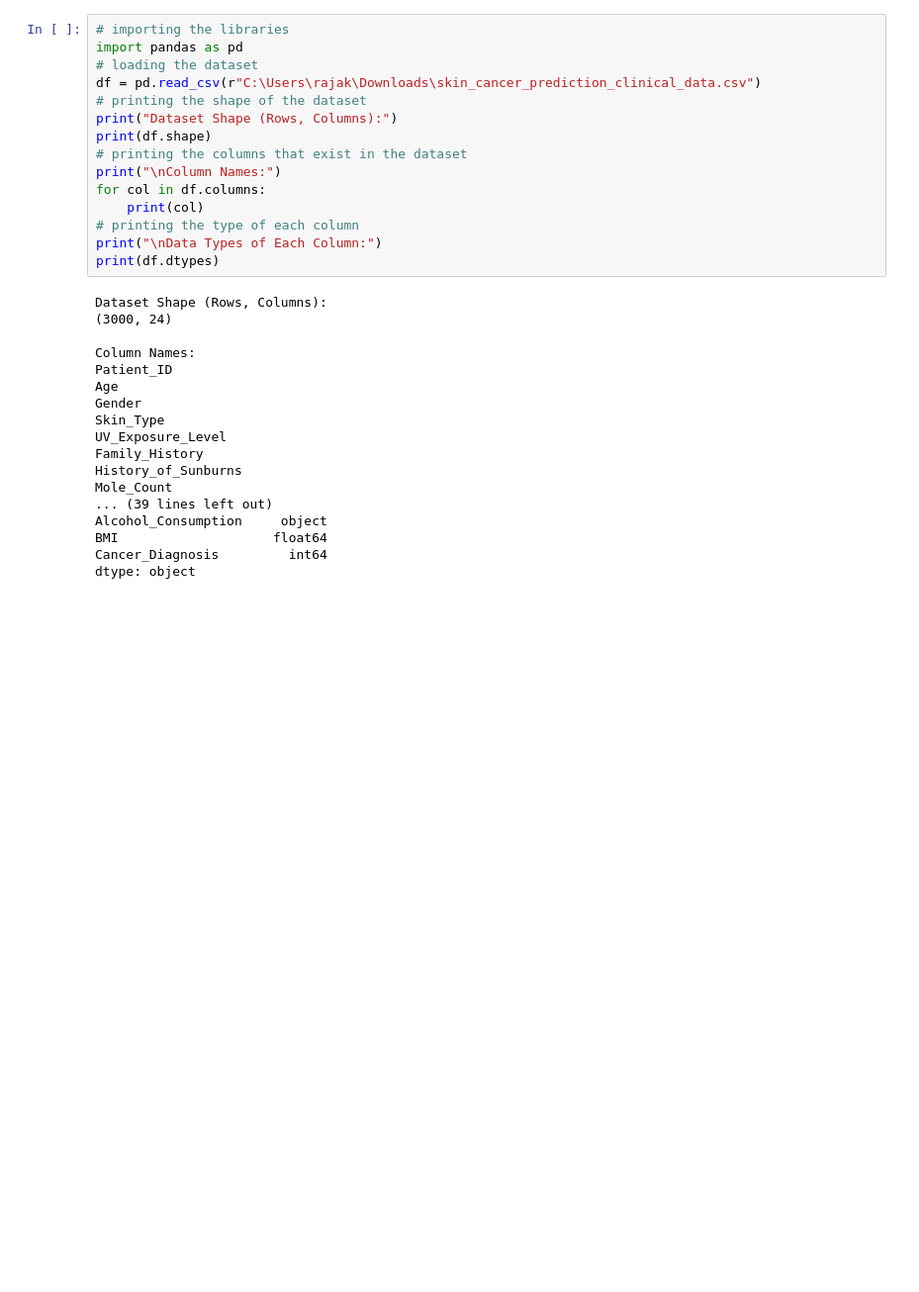
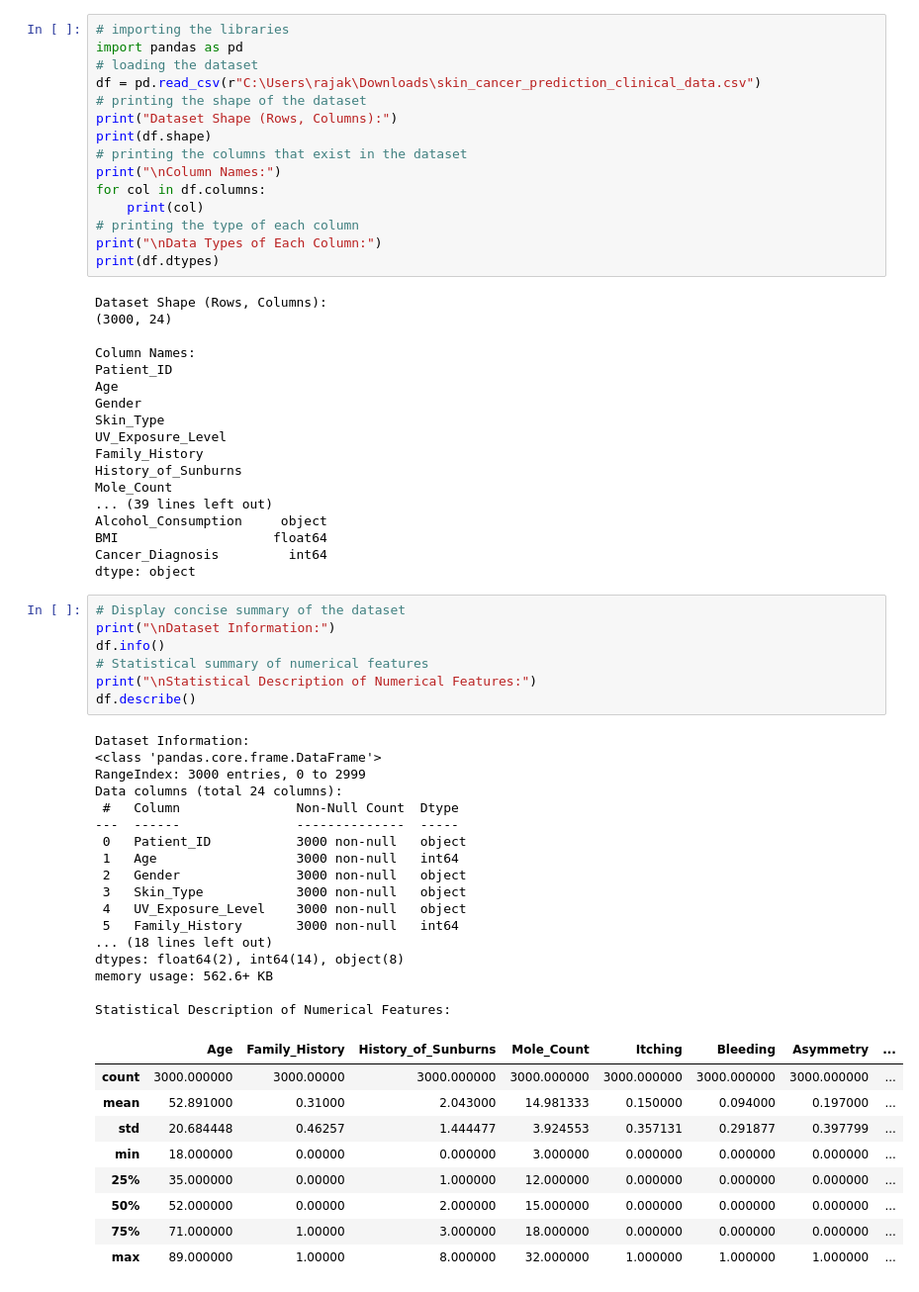
Before and after one commit to rajagowtham0/week-1, a Jupyter notebook: Week1_Day2.ipynb, the cells around one changed output. Shown at 99% size. Drawn from its saved outputs; the diff is of its cells as text; blank space fills up the shorter version.

Commit message:
explored the concise summary of the dataset using info and describe

```diff
--- a/Week1_Day2.ipynb
+++ b/Week1_Day2.ipynb
@@ -64,3 +64,37 @@ Alcohol_Consumption     object
 BMI                    float64
 Cancer_Diagnosis         int64
 dtype: object
+# %%
+# Display concise summary of the dataset
+print("\nDataset Information:")
+df.info()
+# Statistical summary of numerical features
+print("\nStatistical Description of Numerical Features:")
+df.describe()
+# %% [output]
+Dataset Information:
+<class 'pandas.core.frame.DataFrame'>
+RangeIndex: 3000 entries, 0 to 2999
+Data columns (total 24 columns):
+ #   Column               Non-Null Count  Dtype
+---  ------               --------------  -----
+ 0   Patient_ID           3000 non-null   object
+ 1   Age                  3000 non-null   int64
+ 2   Gender               3000 non-null   object
+ 3   Skin_Type            3000 non-null   object
+ 4   UV_Exposure_Level    3000 non-null   object
+ 5   Family_History       3000 non-null   int64
+... (18 lines left out)
+dtypes: float64(2), int64(14), object(8)
+memory usage: 562.6+ KB
+
+Statistical Description of Numerical Features:
+|  | Age | Family_History | History_of_Sunburns | Mole_Count | Itching | Bleeding | Asymmetry | ... |
+| count | 3000.000000 | 3000.00000 | 3000.000000 | 3000.000000 | 3000.000000 | 3000.000000 | 3000.000000 | ... |
+| mean | 52.891000 | 0.31000 | 2.043000 | 14.981333 | 0.150000 | 0.094000 | 0.197000 | ... |
+| std | 20.684448 | 0.46257 | 1.444477 | 3.924553 | 0.357131 | 0.291877 | 0.397799 | ... |
+| min | 18.000000 | 0.00000 | 0.000000 | 3.000000 | 0.000000 | 0.000000 | 0.000000 | ... |
+| 25% | 35.000000 | 0.00000 | 1.000000 | 12.000000 | 0.000000 | 0.000000 | 0.000000 | ... |
+| 50% | 52.000000 | 0.00000 | 2.000000 | 15.000000 | 0.000000 | 0.000000 | 0.000000 | ... |
+| 75% | 71.000000 | 1.00000 | 3.000000 | 18.000000 | 0.000000 | 0.000000 | 0.000000 | ... |
+| max | 89.000000 | 1.00000 | 8.000000 | 32.000000 | 1.000000 | 1.000000 | 1.000000 | ... |
```
